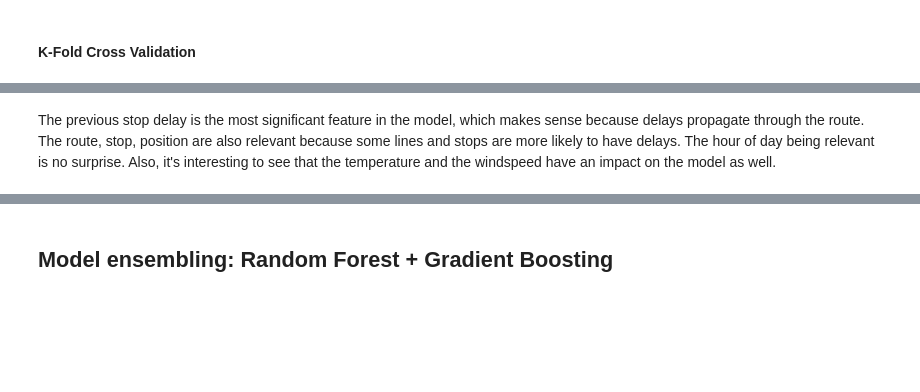
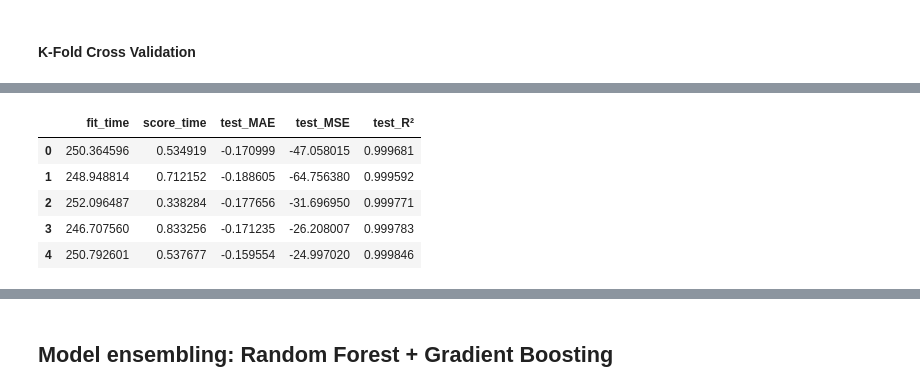
Before and after one commit to nadpierre/stm-transit-delay-prediction, a Jupyter notebook: notebooks/data_modeling.ipynb, the cells around one changed output, grey strips where cells are left out. Drawn from its saved outputs; the diff is of its cells as text; code cells hidden in the pictures; blank space fills up the shorter version.

```diff
--- a/notebooks/data_modeling.ipynb
+++ b/notebooks/data_modeling.ipynb
@@ -100,7 +100,18 @@ There are two visible funnel shapes and points clustered around 0. This suggests
 # %% [markdown]
 #### K-Fold Cross Validation
 # %%
-mse_scorer = make_scorer(mean_squared_error, greater_is_better=False)
-scores = cross_val_score(base_model, X_train, y_train, scoring=mse_scorer, cv=5, n_jobs=-1)
-rmse_scores = np.sqrt(-scores)
-print("Cross-validated RMSE: ", rmse_scores.mean())
+scoring = {
+    'MAE': make_scorer(mean_absolute_error, greater_is_better=False),
+    'MSE': make_scorer(mean_squared_error, greater_is_better=False),
+    'R²': make_scorer(r2_score)
+}
+
+scores = cross_validate(
+  base_model,
+  X_train,
+  y_train,
+  scoring=scoring,
+  cv=5,
+  n_jobs=-1)
+
+scores_df = pd.DataFrame(scores)
@@ -127,2 +118,9 @@ plt.show()
-# %% [markdown]
-The previous stop delay is the most significant feature in the model, which makes sense because delays propagate through the route. The route, stop, position are also relevant because some lines and stops are more likely to have delays. The hour of day being relevant is no surprise. Also, it's interesting to see that the temperature and the windspeed have an impact on the model as well.
+# %%
+scores_df
+# %% [output]
+|  | fit_time | score_time | test_MAE | test_MSE | test_R² |
+| 0 | 250.364596 | 0.534919 | -0.170999 | -47.058015 | 0.999681 |
+| 1 | 248.948814 | 0.712152 | -0.188605 | -64.756380 | 0.999592 |
+| 2 | 252.096487 | 0.338284 | -0.177656 | -31.696950 | 0.999771 |
+| 3 | 246.707560 | 0.833256 | -0.171235 | -26.208007 | 0.999783 |
+| 4 | 250.792601 | 0.537677 | -0.159554 | -24.997020 | 0.999846 |
```
Also changed, not shown: parts of 24 cells of this notebook, 11 other files.
